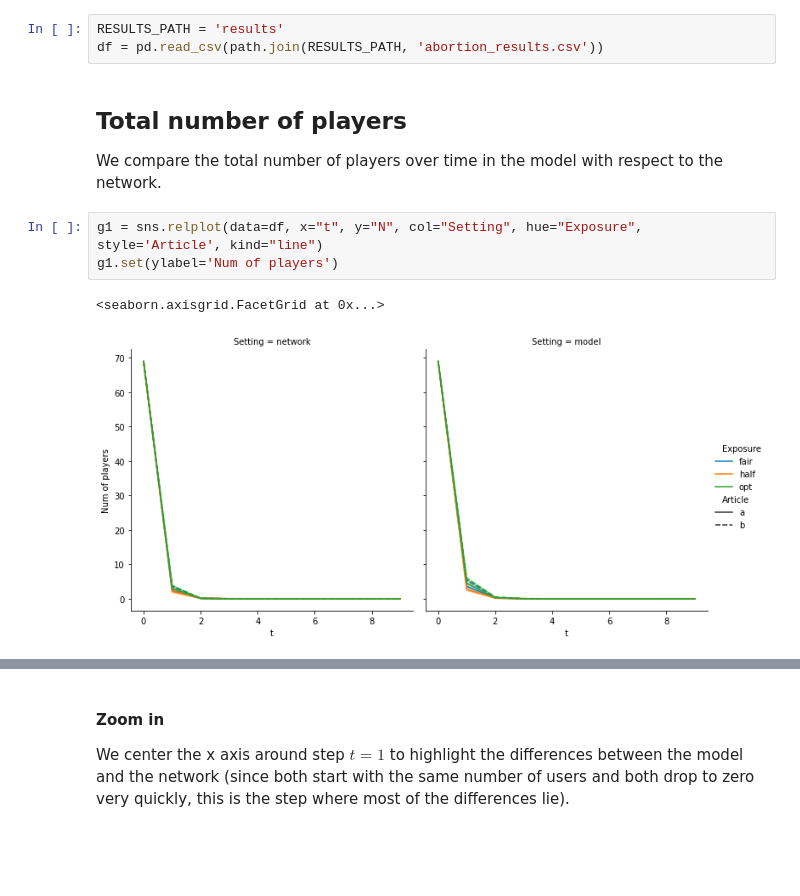
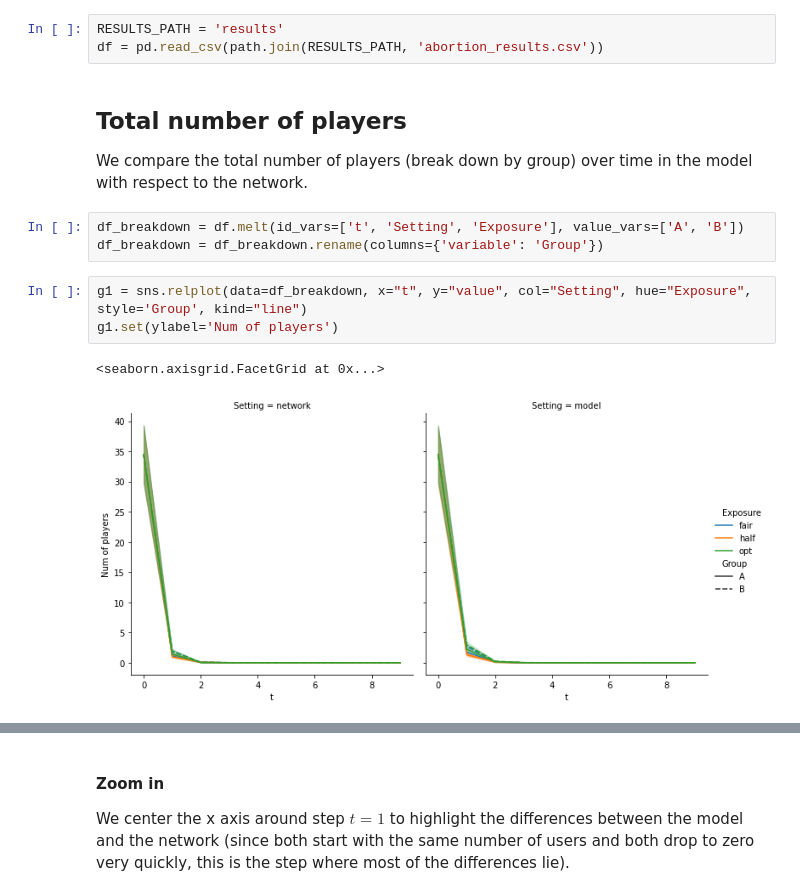
Before and after one commit to jfinocchiaro/long-term-fair-mdps, a Jupyter notebook: political-influence/real_network/abortion_plot_results.ipynb, the cells around one changed output, grey strips where cells are left out. Drawn from its saved outputs; the diff is of its cells as text; blank space fills up the shorter version.

```diff
--- a/political-influence/real_network/abortion_plot_results.ipynb
+++ b/political-influence/real_network/abortion_plot_results.ipynb
@@ -9,10 +9,13 @@ df = pd.read_csv(path.join(RESULTS_PATH, 'abortion_results.csv'))
 # %% [markdown]
 ## Total number of players
 
-We compare the total number of players over time in the model with respect to the network.
+We compare the total number of players (break down by group) over time in the model with respect to the network.
+# %%
+df_breakdown = df.melt(id_vars=['t', 'Setting', 'Exposure'], value_vars=['A', 'B'])
+df_breakdown = df_breakdown.rename(columns={'variable': 'Group'})
 # %%
-g1 = sns.relplot(data=df, x="t", y="N", col="Setting", hue="Exposure", style='Article', kind="line")
+g1 = sns.relplot(data=df_breakdown, x="t", y="value", col="Setting", hue="Exposure", style='Group', kind="line")
 g1.set(ylabel='Num of players')
 # %% [output]
 <seaborn.axisgrid.FacetGrid at 0x...>
-[figure, old version]
+[figure, new version]
```
Also changed, not shown: parts of 14 cells of this notebook.
